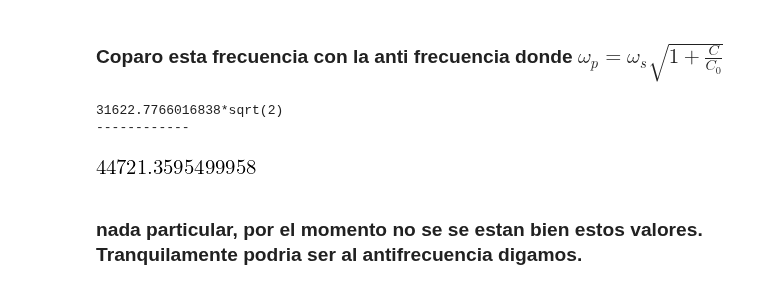
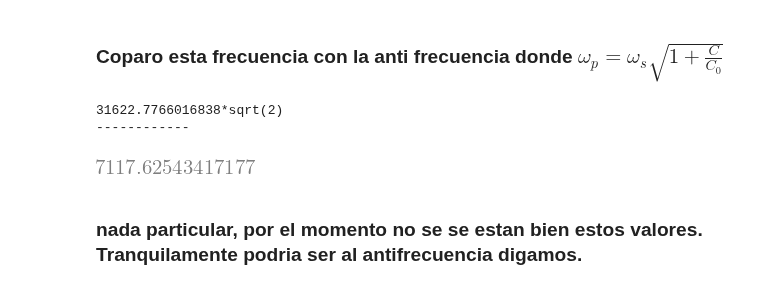
Before and after one commit to LunaKadysz/Laboratorio-4, a Jupyter notebook: Practica6/CuentasRLC.ipynb, the cells around one changed output. Cells and saved outputs as stored; diff of their text form; code cells hidden in the pictures.

```diff
--- a/Practica6/CuentasRLC.ipynb
+++ b/Practica6/CuentasRLC.ipynb
@@ -66,11 +66,11 @@ print('------------')
 # %%
 print((sqrt(1/(L*C))*sqrt(1+C/C0)).subs(L,10*1e-3).subs(C,100*1e-9).subs(R,12))
 print('------------')
-31622.7766016838*np.sqrt(2)
+31622.7766016838*np.sqrt(2)/(2*np.pi)
 # %% [output]
 31622.7766016838*sqrt(2)
 ------------
-[figure, old version]
+[figure, new version]
 # %% [markdown]
 ### nada particular, por el momento no se se estan bien estos valores. Tranquilamente podria ser al antifrecuencia digamos.
 # %% [markdown]
```
Also changed, not shown: parts of 19 cells of this notebook.
